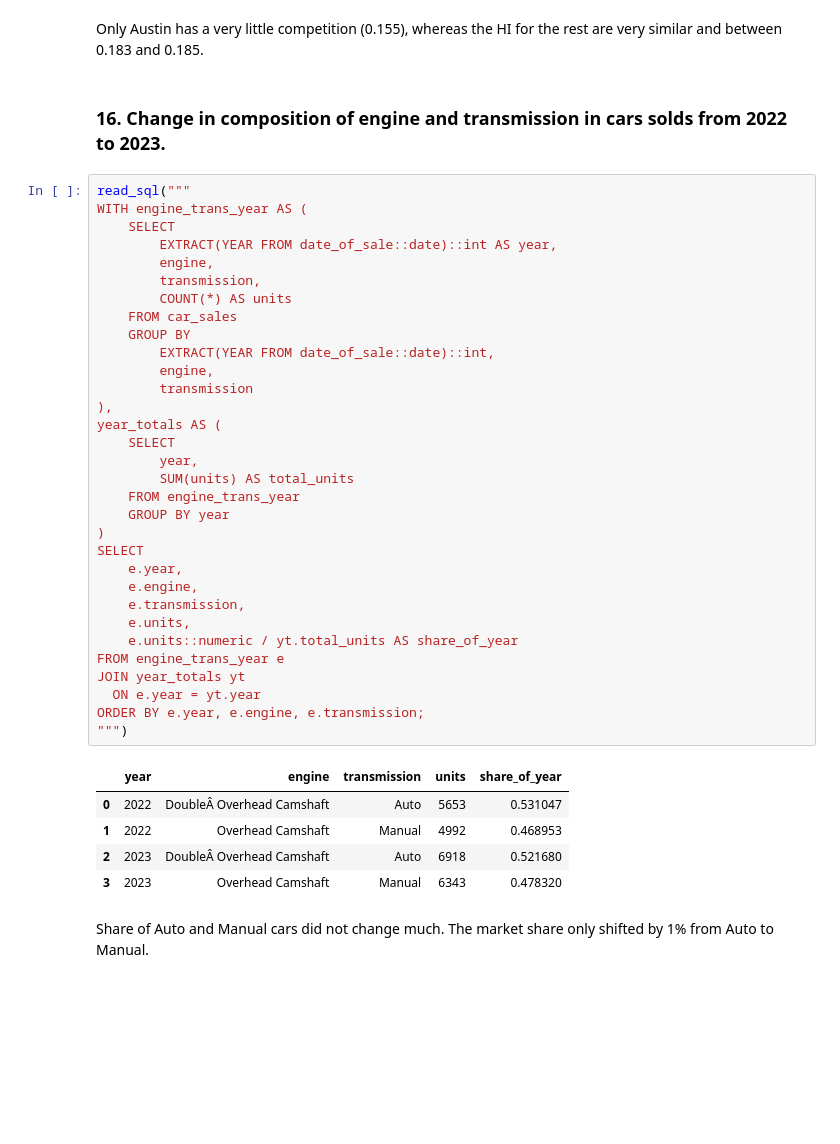
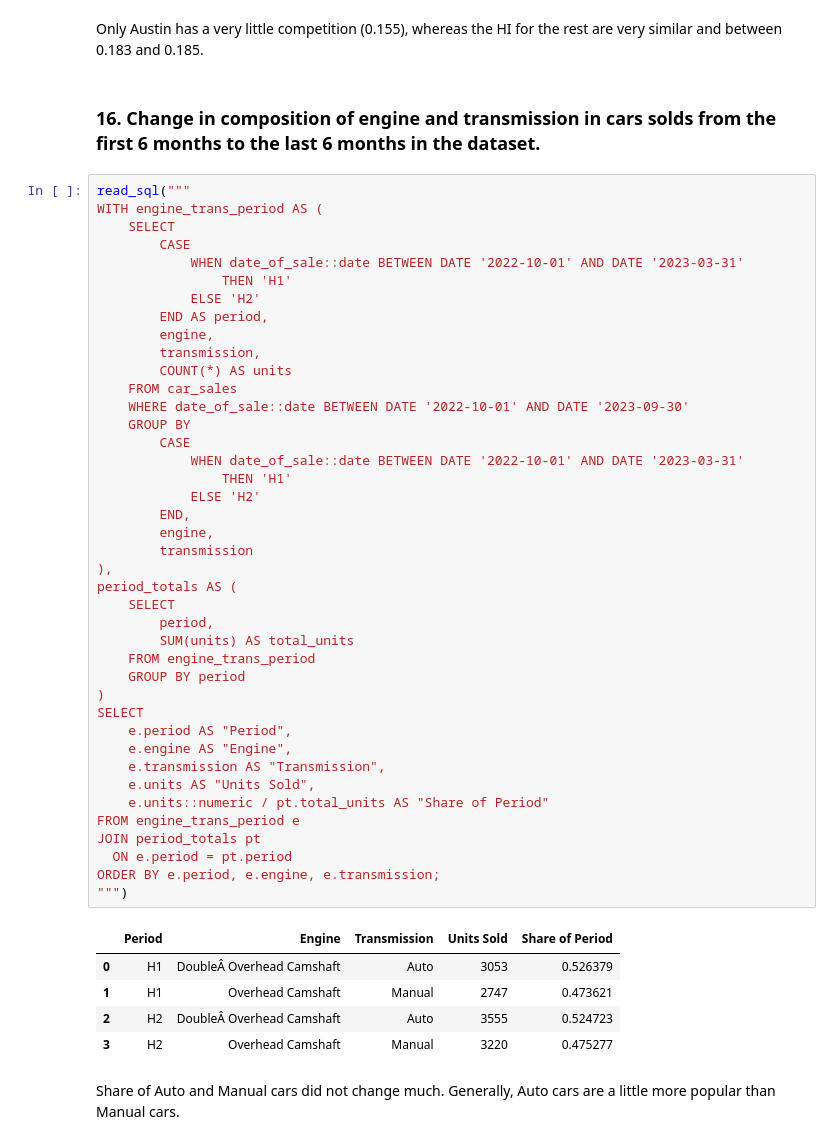
Before and after one commit to jennifer-liu-zx/Projects, a Jupyter notebook: This-and-That/cars/main.ipynb, the cells around one changed output. Saved outputs shown, nothing was run; the diff lists cells and outputs as text; blank space fills up the shorter version.

```diff
--- a/This-and-That/cars/main.ipynb
+++ b/This-and-That/cars/main.ipynb
@@ -1149,44 +1149,53 @@ ORDER BY "Herfindahl Index" DESC;
 # %% [markdown]
 Only Austin has a very little competition (0.155), whereas the HI for the rest are very similar and between 0.183 and 0.185.
 # %% [markdown]
-### 16. Change in composition of engine and transmission in cars solds from 2022 to 2023.
+### 16. Change in composition of engine and transmission in cars solds from the first 6 months to the last 6 months in the dataset.
 # %%
 read_sql("""
-WITH engine_trans_year AS (
+WITH engine_trans_period AS (
     SELECT
-        EXTRACT(YEAR FROM date_of_sale::date)::int AS year,
+        CASE
+            WHEN date_of_sale::date BETWEEN DATE '2022-10-01' AND DATE '2023-03-31'
+                THEN 'H1'
+            ELSE 'H2'
+        END AS period,
         engine,
         transmission,
         COUNT(*) AS units
     FROM car_sales
+    WHERE date_of_sale::date BETWEEN DATE '2022-10-01' AND DATE '2023-09-30'
     GROUP BY
-        EXTRACT(YEAR FROM date_of_sale::date)::int,
+        CASE
+            WHEN date_of_sale::date BETWEEN DATE '2022-10-01' AND DATE '2023-03-31'
+                THEN 'H1'
+            ELSE 'H2'
+        END,
         engine,
         transmission
 ),
-year_totals AS (
+period_totals AS (
     SELECT
-        year,
+        period,
         SUM(units) AS total_units
-    FROM engine_trans_year
-    GROUP BY year
+    FROM engine_trans_period
+    GROUP BY period
 )
 SELECT
-    e.year,
-    e.engine,
-    e.transmission,
-    e.units,
-    e.units::numeric / yt.total_units AS share_of_year
-FROM engine_trans_year e
-JOIN year_totals yt
-  ON e.year = yt.year
-ORDER BY e.year, e.engine, e.transmission;
+    e.period AS "Period",
+    e.engine AS "Engine",
+    e.transmission AS "Transmission",
+    e.units AS "Units Sold",
+    e.units::numeric / pt.total_units AS "Share of Period"
+FROM engine_trans_period e
+JOIN period_totals pt
+  ON e.period = pt.period
+ORDER BY e.period, e.engine, e.transmission;
 """)
 # %% [output]
-|  | year | engine | transmission | units | share_of_year |
-| 0 | 2022 | DoubleÂ Overhead Camshaft | Auto | 5653 | 0.531047 |
-| 1 | 2022 | Overhead Camshaft | Manual | 4992 | 0.468953 |
-| 2 | 2023 | DoubleÂ Overhead Camshaft | Auto | 6918 | 0.521680 |
-| 3 | 2023 | Overhead Camshaft | Manual | 6343 | 0.478320 |
+|  | Period | Engine | Transmission | Units Sold | Share of Period |
+| 0 | H1 | DoubleÂ Overhead Camshaft | Auto | 3053 | 0.526379 |
+| 1 | H1 | Overhead Camshaft | Manual | 2747 | 0.473621 |
+| 2 | H2 | DoubleÂ Overhead Camshaft | Auto | 3555 | 0.524723 |
+| 3 | H2 | Overhead Camshaft | Manual | 3220 | 0.475277 |
 # %% [markdown]
-Share of Auto and Manual cars did not change much. The market share only shifted by 1% from Auto to Manual.
+Share of Auto and Manual cars did not change much. Generally, Auto cars are a little more popular than Manual cars.
```
Also changed, not shown: parts of 1 cell of this notebook, 1 other file.
